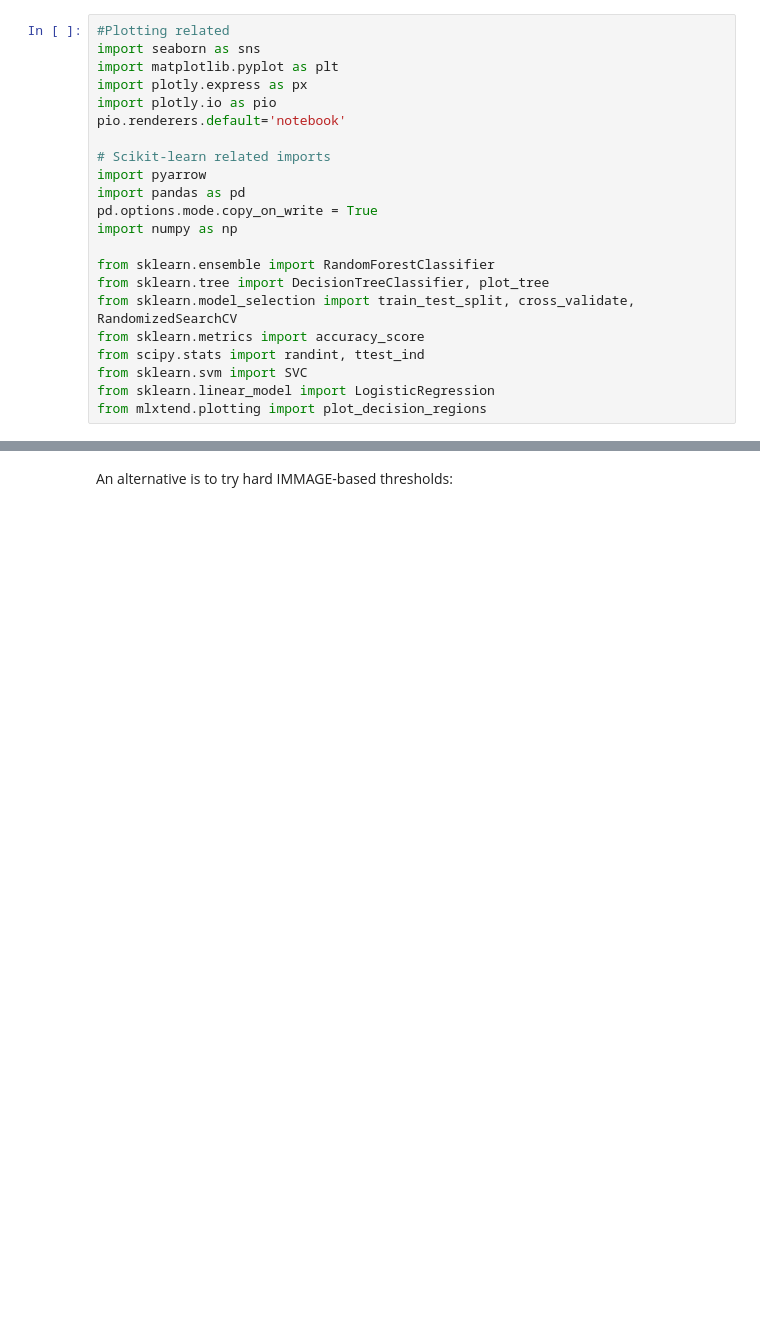
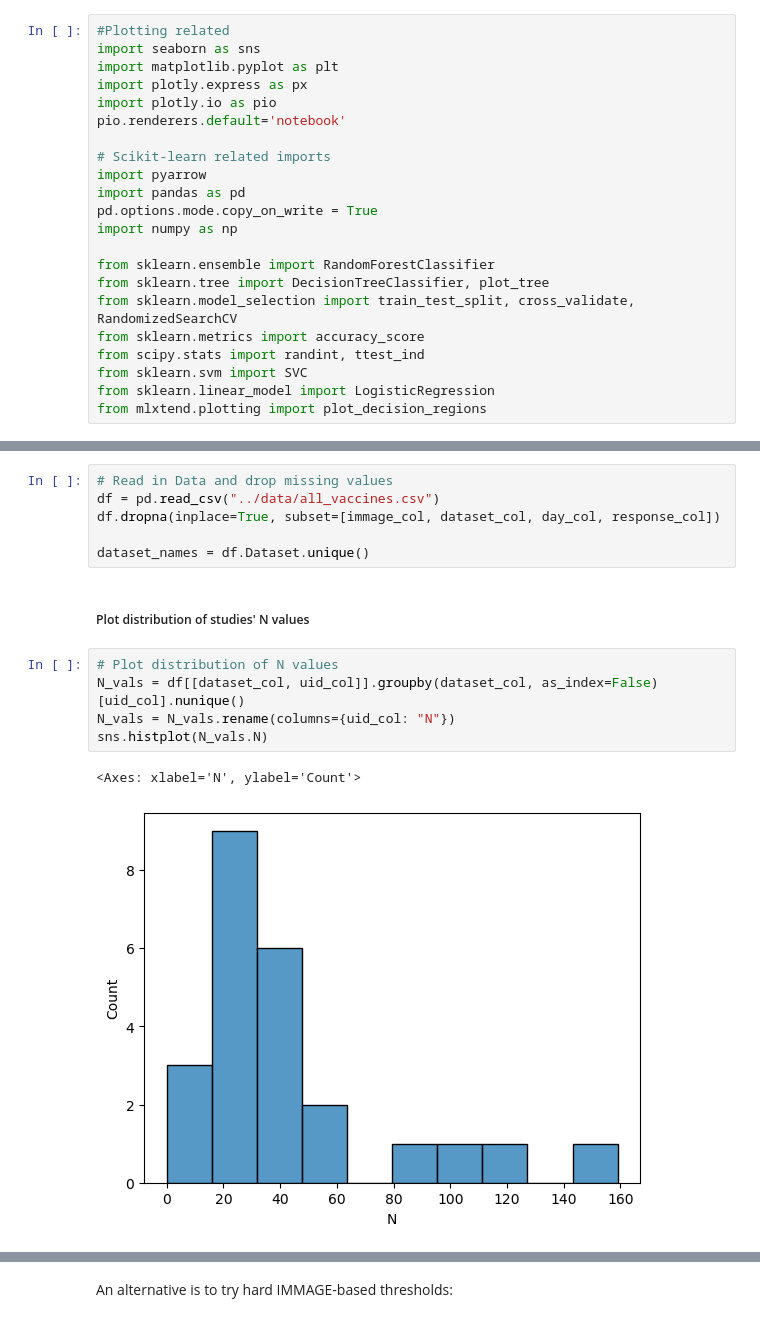
Before and after one commit to JonatanSahar/lab-vaccines, a Jupyter notebook: code/vaccines-2.ipynb, the cells around one changed output, grey strips where cells are left out. Drawn from its saved outputs; the diff is of its cells as text; blank space fills up the shorter version.

```diff
--- a/code/vaccines-2.ipynb
+++ b/code/vaccines-2.ipynb
@@ -353,0 +35,16 @@ optimal threshold:  0.28 (IMMAGE value)
+# %%
+# Read in Data and drop missing values
+df = pd.read_csv("../data/all_vaccines.csv")
+df.dropna(inplace=True, subset=[immage_col, dataset_col, day_col, response_col])
+
+dataset_names = df.Dataset.unique()
+# %% [markdown]
+##### Plot distribution of studies' N values
+# %%
+# Plot distribution of N values
+N_vals = df[[dataset_col, uid_col]].groupby(dataset_col, as_index=False)[uid_col].nunique()
+N_vals = N_vals.rename(columns={uid_col: "N"})
+sns.histplot(N_vals.N)
+# %% [output]
+<Axes: xlabel='N', ylabel='Count'>
+[figure, added]
```
Also changed, not shown: parts of 56 cells of this notebook, 4 other files.
